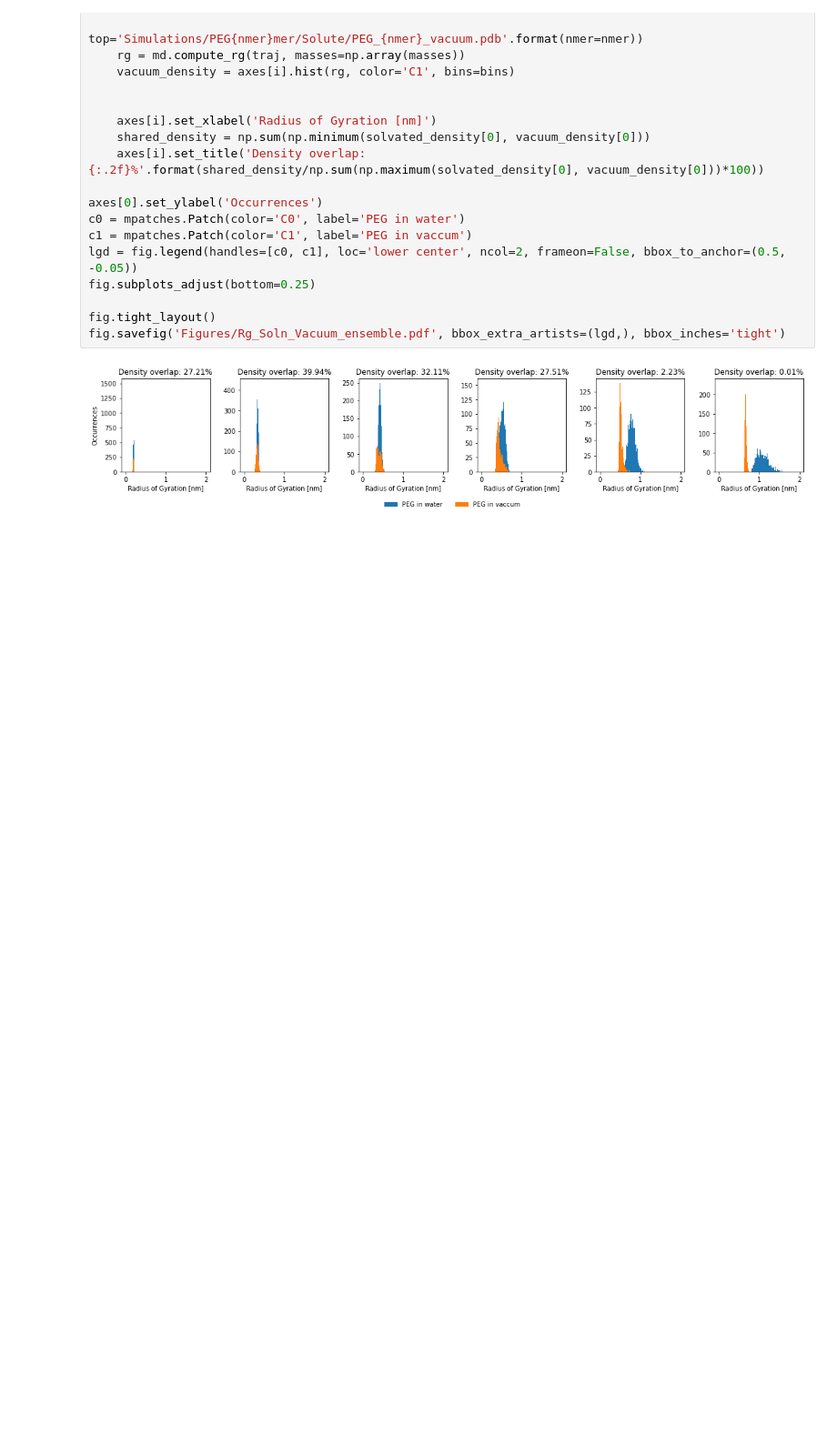
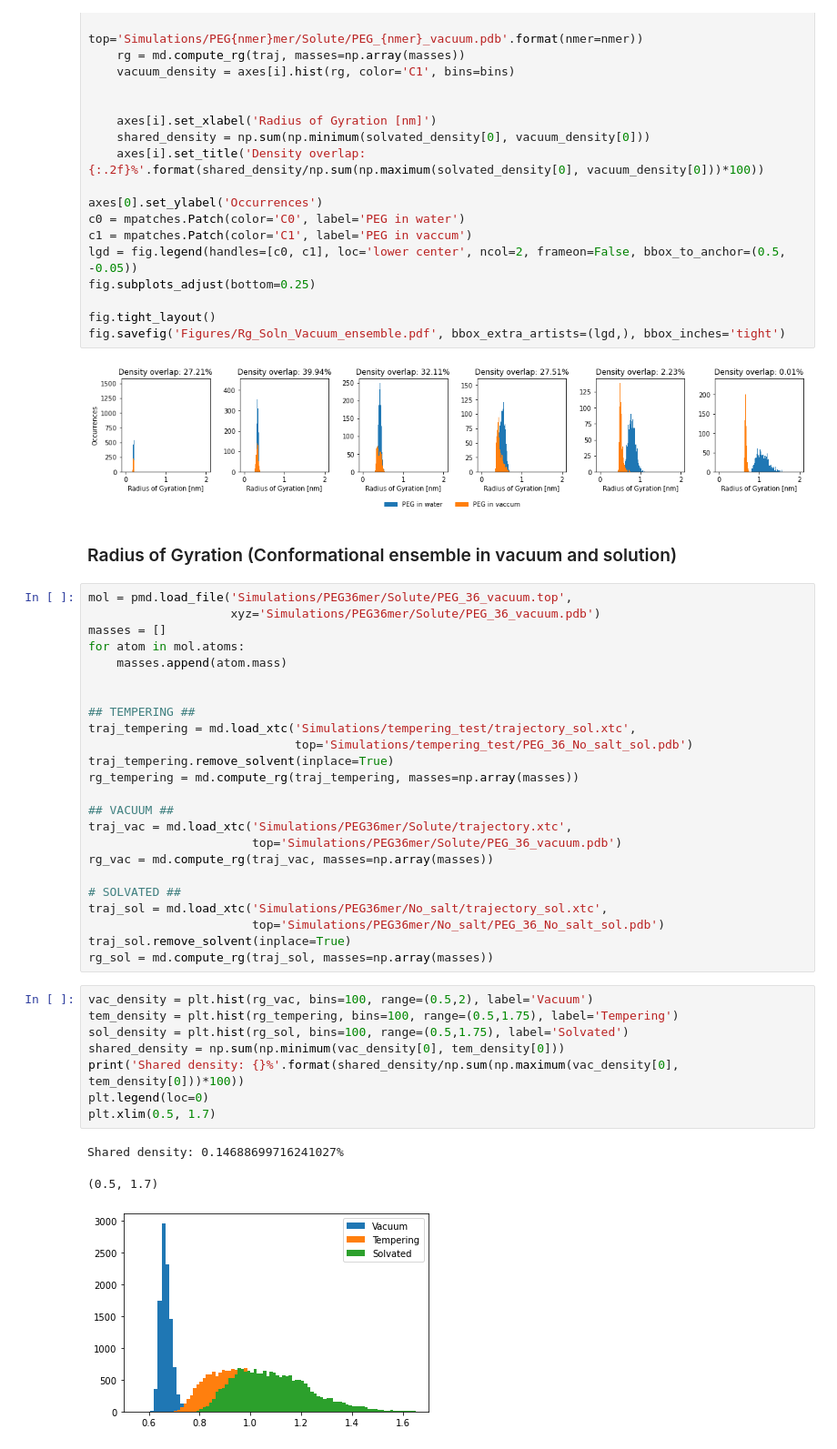
Before and after one commit to SHervoe-Hansen/PEO_solubility_in_NaCl, a Jupyter notebook: Analysis.ipynb, the cells around one changed output. Shown at 91% size. Drawn from its saved outputs; the diff is of its cells as text; blank space fills up the shorter version.

```diff
--- a/Analysis.ipynb
+++ b/Analysis.ipynb
@@ -391,3 +392,41 @@ fig.tight_layout()
 fig.savefig('Figures/Rg_Soln_Vacuum_ensemble.pdf', bbox_extra_artists=(lgd,), bbox_inches='tight')
 # %% [output]
 [figure]
+# %% [markdown]
+### Radius of Gyration (Conformational ensemble in vacuum and solution)
+# %%
+mol = pmd.load_file('Simulations/PEG36mer/Solute/PEG_36_vacuum.top',
+                    xyz='Simulations/PEG36mer/Solute/PEG_36_vacuum.pdb')
+masses = []
+for atom in mol.atoms:
+    masses.append(atom.mass)
+
+
+## TEMPERING ##
+traj_tempering = md.load_xtc('Simulations/tempering_test/trajectory_sol.xtc',
+                             top='Simulations/tempering_test/PEG_36_No_salt_sol.pdb')
+traj_tempering.remove_solvent(inplace=True)
+rg_tempering = md.compute_rg(traj_tempering, masses=np.array(masses))
+
+## VACUUM ##
+traj_vac = md.load_xtc('Simulations/PEG36mer/Solute/trajectory.xtc',
+                       top='Simulations/PEG36mer/Solute/PEG_36_vacuum.pdb')
+rg_vac = md.compute_rg(traj_vac, masses=np.array(masses))
+
+# SOLVATED ##
+traj_sol = md.load_xtc('Simulations/PEG36mer/No_salt/trajectory_sol.xtc',
+                       top='Simulations/PEG36mer/No_salt/PEG_36_No_salt_sol.pdb')
+traj_sol.remove_solvent(inplace=True)
+rg_sol = md.compute_rg(traj_sol, masses=np.array(masses))
+# %%
+vac_density = plt.hist(rg_vac, bins=100, range=(0.5,2), label='Vacuum')
+tem_density = plt.hist(rg_tempering, bins=100, range=(0.5,1.75), label='Tempering')
+sol_density = plt.hist(rg_sol, bins=100, range=(0.5,1.75), label='Solvated')
+shared_density = np.sum(np.minimum(vac_density[0], tem_density[0]))
+print('Shared density: {}%'.format(shared_density/np.sum(np.maximum(vac_density[0], tem_density[0]))*100))
+plt.legend(loc=0)
+plt.xlim(0.5, 1.7)
+# %% [output]
+Shared density: 0.14688699716241027%
+(0.5, 1.7)
+[figure, added]
```
Also changed, not shown: parts of 1 cell of this notebook, 1 other file.
